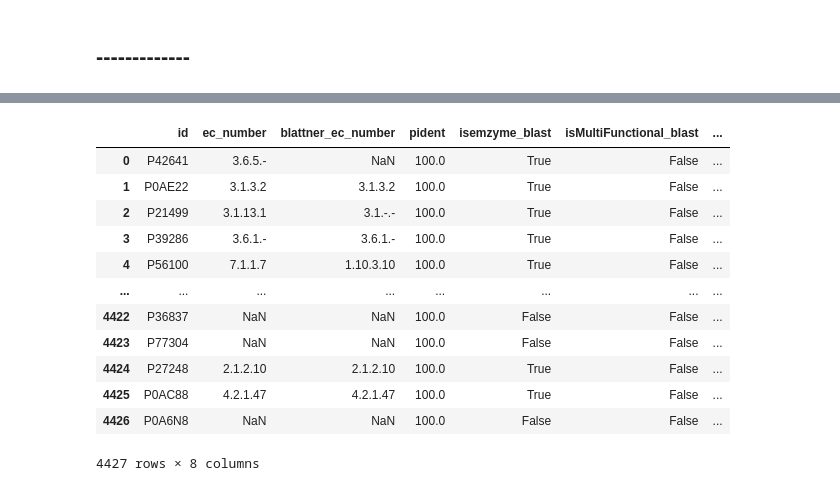
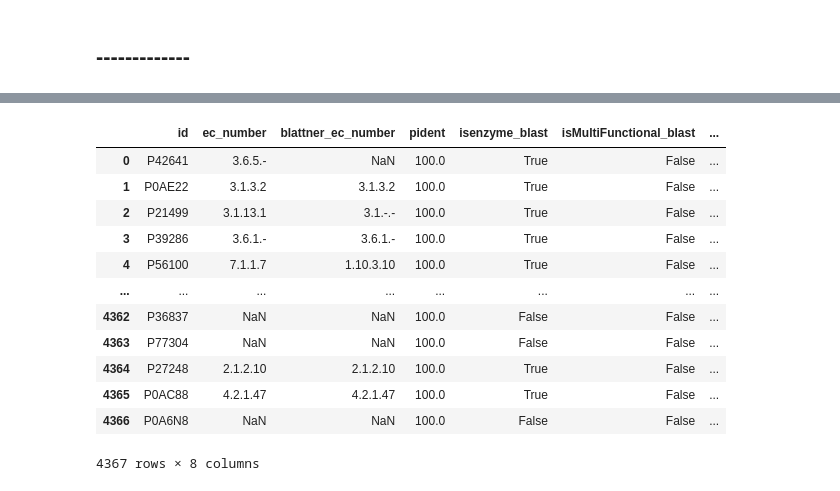
Before and after one commit to kingstdio/BioUniprot, a Jupyter notebook: tasks/task3/task3_1515.ipynb, the cells around one changed output, grey strips where cells are left out. Drawn from its saved outputs; the diff is of its cells as text; code cells hidden in the pictures.

```diff
--- a/tasks/task3/task3_1515.ipynb
+++ b/tasks/task3/task3_1515.ipynb
@@ -107,3 +55,5 @@ set(test_1515.id)
+# %%
+test_1515 = sprot1515[['id', 'ec_number', 'blattner_ec_number']]
 # %%
 res_table_head = ['id', 'sseqid', 'pident', 'length','mismatch','gapopen','qstart','qend','sstart','send','evalue','bitscore']
 blast_res = pd.read_csv('../../results/1515/balastres.tsv', sep='\t', names=res_table_head)
@@ -157,16 +89,16 @@ See the caveats in the documentation: https://pandas.pydata.org/pandas-docs/stab
-# %%
-data_test_blast_res
-# %% [output]
-|  | id | ec_number | blattner_ec_number | pident | isemzyme_blast | isMultiFunctional_blast | ... |
-| 0 | P42641 | 3.6.5.- | NaN | 100.0 | True | False | ... |
-| 1 | P0AE22 | 3.1.3.2 | 3.1.3.2 | 100.0 | True | False | ... |
-| 2 | P21499 | 3.1.13.1 | 3.1.-.- | 100.0 | True | False | ... |
-| 3 | P39286 | 3.6.1.- | 3.6.1.- | 100.0 | True | False | ... |
-| 4 | P56100 | 7.1.1.7 | 1.10.3.10 | 100.0 | True | False | ... |
-| ... | ... | ... | ... | ... | ... | ... | ... |
-| 4422 | P36837 | NaN | NaN | 100.0 | False | False | ... |
-| 4423 | P77304 | NaN | NaN | 100.0 | False | False | ... |
-| 4424 | P27248 | 2.1.2.10 | 2.1.2.10 | 100.0 | True | False | ... |
-| 4425 | P0AC88 | 4.2.1.47 | 4.2.1.47 | 100.0 | True | False | ... |
-| 4426 | P0A6N8 | NaN | NaN | 100.0 | False | False | ... |
-4427 rows × 8 columns
+# %%
+test_and_blast
+# %% [output]
+|  | id | ec_number | blattner_ec_number | pident | isenzyme_blast | isMultiFunctional_blast | ... |
+| 0 | P42641 | 3.6.5.- | NaN | 100.0 | True | False | ... |
+| 1 | P0AE22 | 3.1.3.2 | 3.1.3.2 | 100.0 | True | False | ... |
+| 2 | P21499 | 3.1.13.1 | 3.1.-.- | 100.0 | True | False | ... |
+| 3 | P39286 | 3.6.1.- | 3.6.1.- | 100.0 | True | False | ... |
+| 4 | P56100 | 7.1.1.7 | 1.10.3.10 | 100.0 | True | False | ... |
+| ... | ... | ... | ... | ... | ... | ... | ... |
+| 4362 | P36837 | NaN | NaN | 100.0 | False | False | ... |
+| 4363 | P77304 | NaN | NaN | 100.0 | False | False | ... |
+| 4364 | P27248 | 2.1.2.10 | 2.1.2.10 | 100.0 | True | False | ... |
+| 4365 | P0AC88 | 4.2.1.47 | 4.2.1.47 | 100.0 | True | False | ... |
+| 4366 | P0A6N8 | NaN | NaN | 100.0 | False | False | ... |
+4367 rows × 8 columns
```
Also changed, not shown: parts of 92 cells of this notebook, 9 other files.
